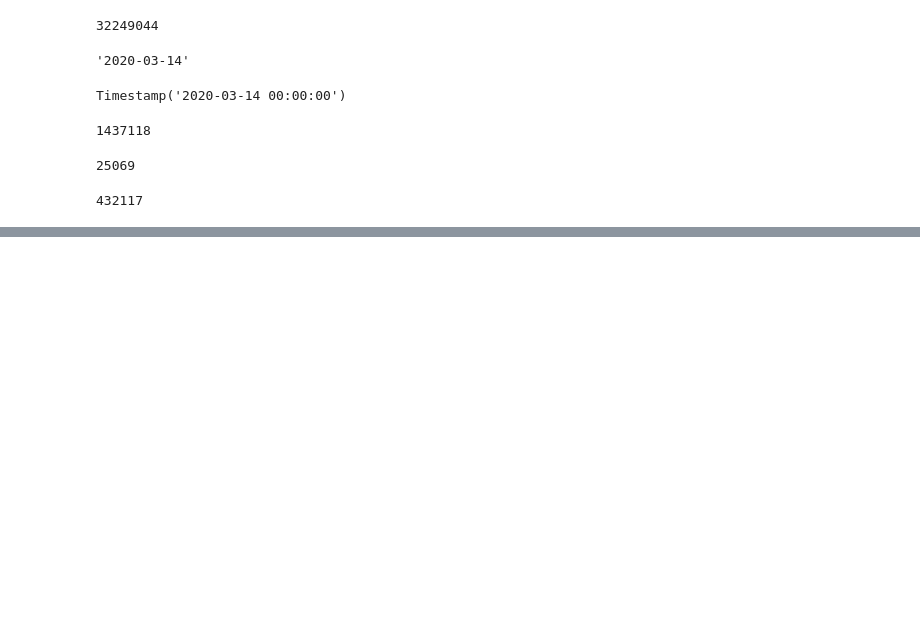
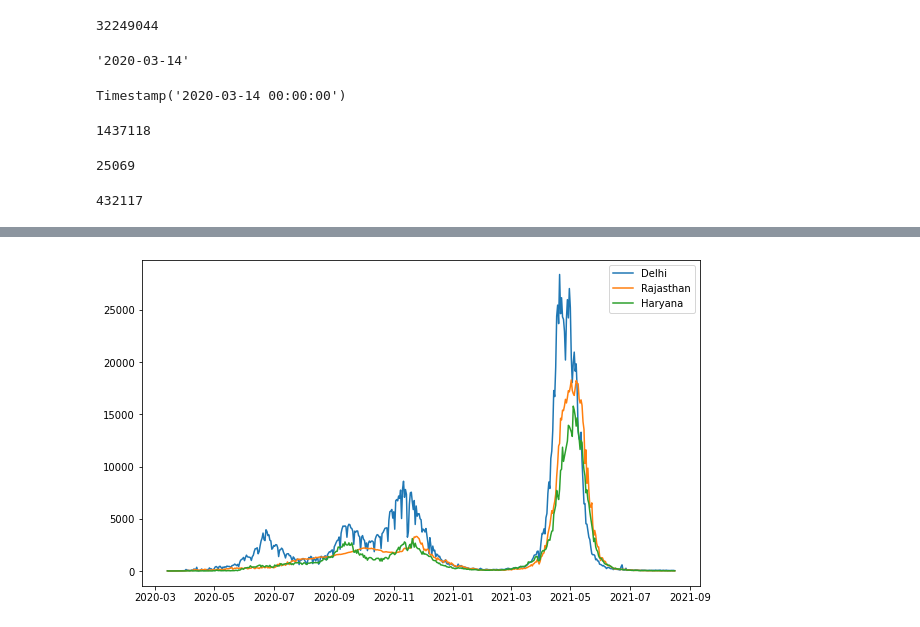
Before and after one commit to ravi4all/ML_May_WE_22, a Jupyter notebook: Data Analysis/CovidDataAnalysis.ipynb, the cells around one changed output, grey strips where cells are left out. Cells and saved outputs as stored; diff of their text form; code cells hidden in the pictures; blank space fills up the shorter version.

```diff
--- a/Data Analysis/CovidDataAnalysis.ipynb
+++ b/Data Analysis/CovidDataAnalysis.ipynb
@@ -72,0 +81,9 @@ deceased_df['tt'].sum()
+# %%
+plt.figure(figsize=(10,6))
+plt.plot(confirmed_df['dateymd'], confirmed_df['dl'], label='Delhi')
+plt.plot(confirmed_df['dateymd'], confirmed_df['rj'], label='Rajasthan')
+plt.plot(confirmed_df['dateymd'], confirmed_df['hr'], label='Haryana')
+plt.legend()
+plt.show()
+# %% [output]
+[figure, added]
```
Also changed, not shown: parts of 5 cells of this notebook, 1 other file.
